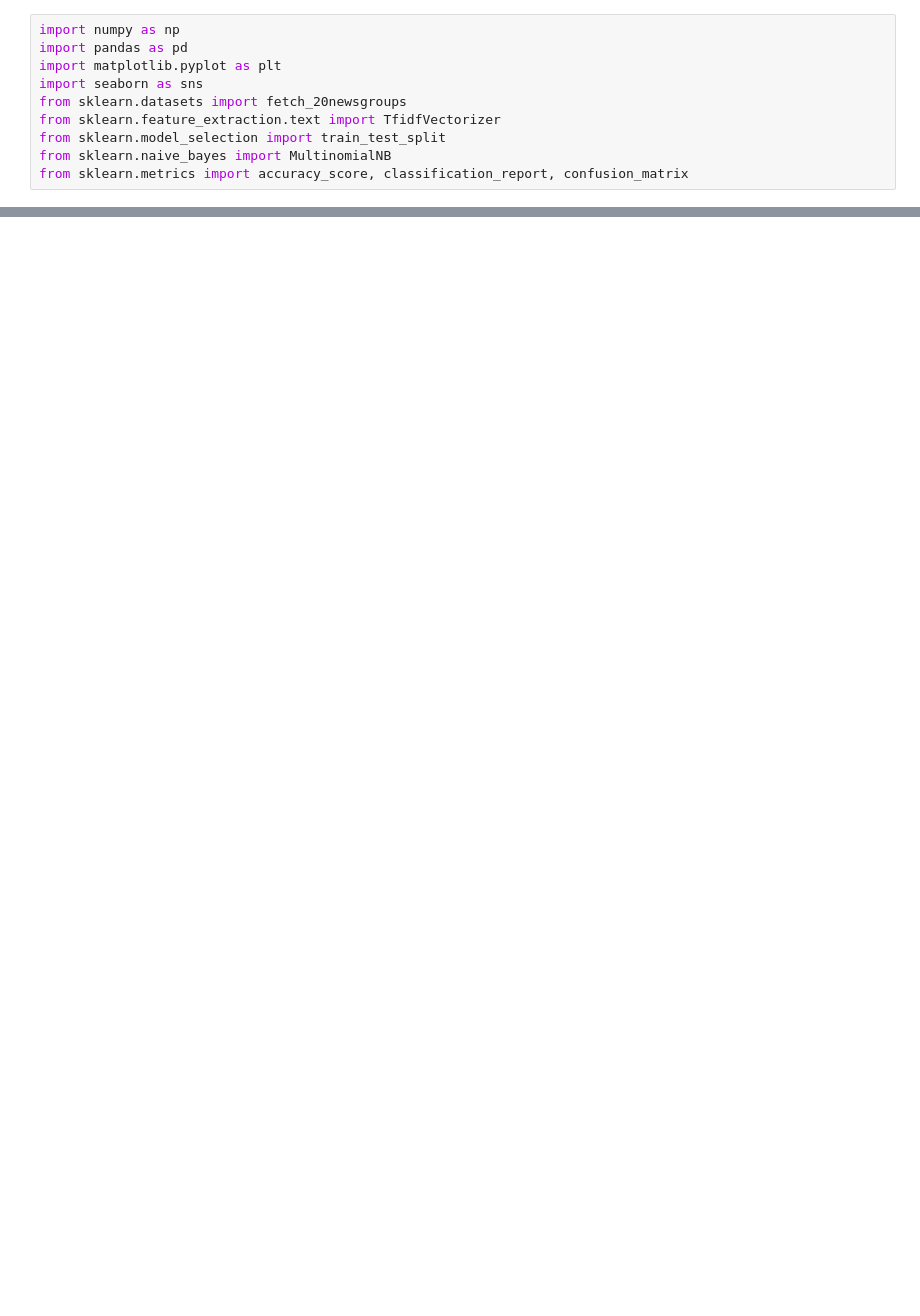
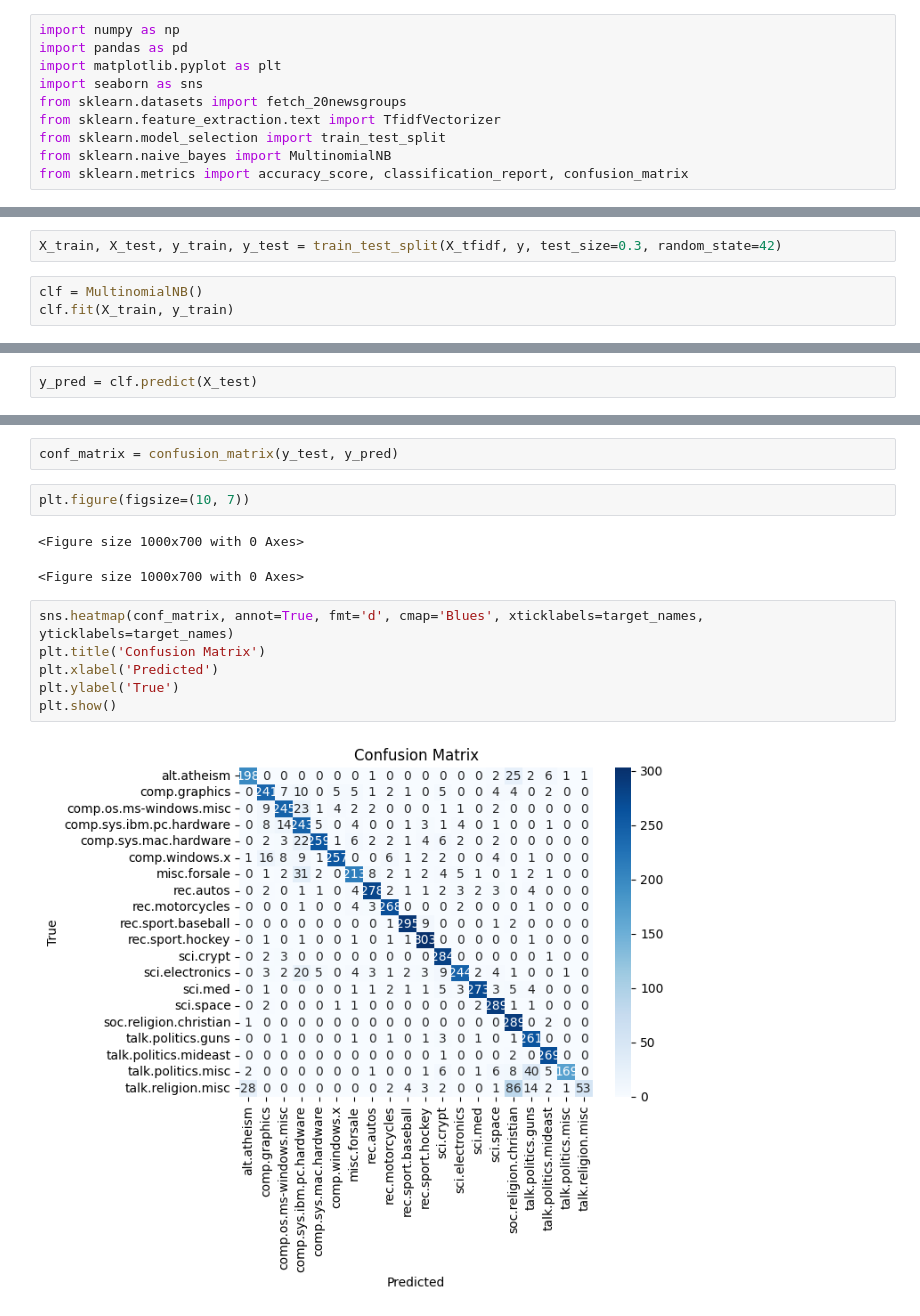
Before and after one commit to Mrityunjya/News_classifier, a Jupyter notebook: news_classifier.ipynb, the cells around one changed output, grey strips where cells are left out. Cells and saved outputs as stored; diff of their text form; blank space fills up the shorter version.

```diff
--- a/news_classifier.ipynb
+++ b/news_classifier.ipynb
@@ -17,0 +19,5 @@ NameError: name 'fetch_20newsgroups' is not defined
+# %%
+X_train, X_test, y_train, y_test = train_test_split(X_tfidf, y, test_size=0.3, random_state=42)
+# %%
+clf = MultinomialNB()
+clf.fit(X_train, y_train)
@@ -17,0 +26,2 @@ NameError: name 'fetch_20newsgroups' is not defined
+# %%
+y_pred = clf.predict(X_test)
@@ -17,0 +51,15 @@ NameError: name 'fetch_20newsgroups' is not defined
+# %%
+conf_matrix = confusion_matrix(y_test, y_pred)
+# %%
+plt.figure(figsize=(10, 7))
+# %% [output]
+<Figure size 1000x700 with 0 Axes>
+<Figure size 1000x700 with 0 Axes>
+# %%
+sns.heatmap(conf_matrix, annot=True, fmt='d', cmap='Blues', xticklabels=target_names, yticklabels=target_names)
+plt.title('Confusion Matrix')
+plt.xlabel('Predicted')
+plt.ylabel('True')
+plt.show()
+# %% [output]
+[figure, added]
```
Also changed, not shown: parts of 9 cells of this notebook.
